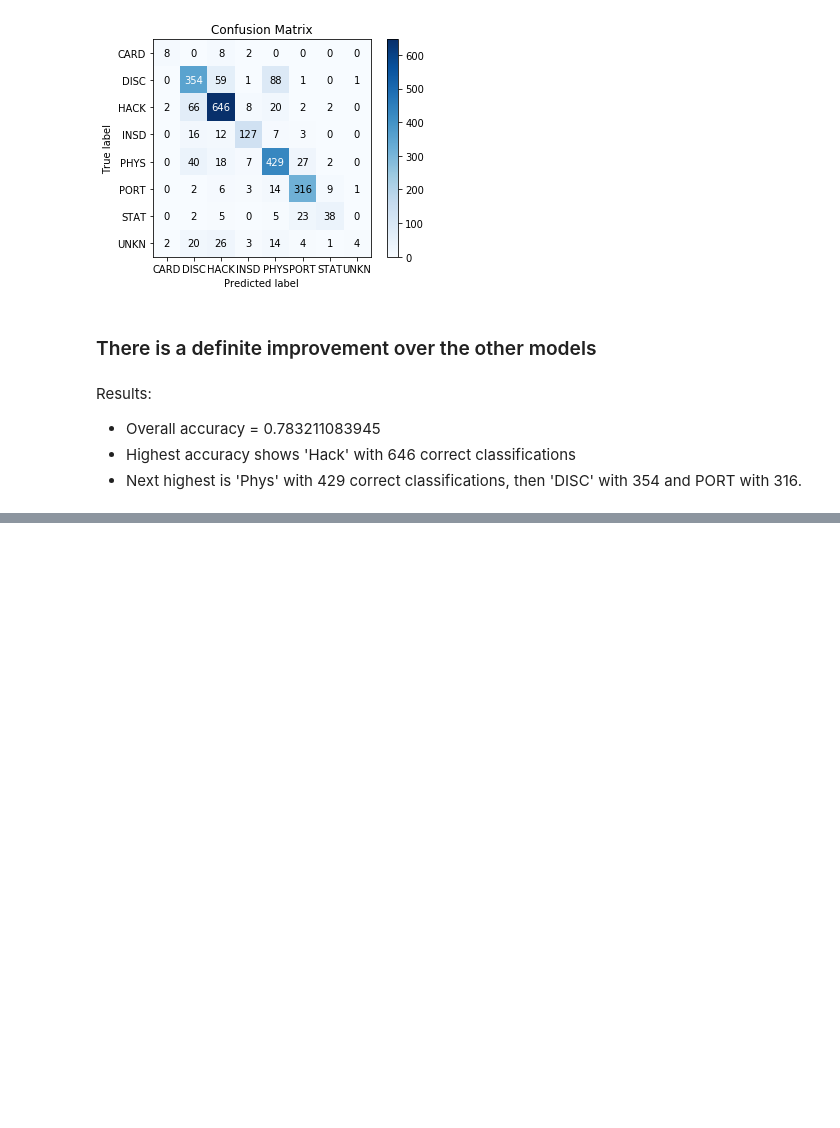
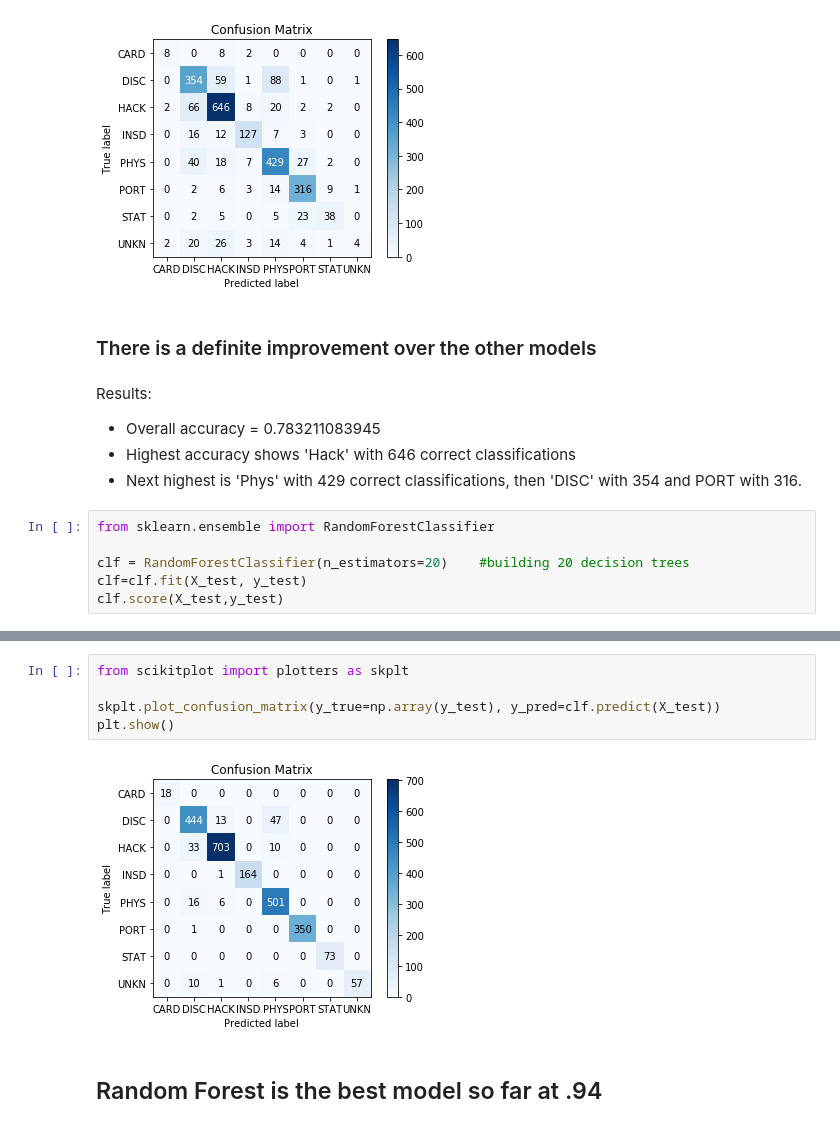
Before and after one commit to dmrod01/Capstone, a Jupyter notebook: Data Analytics Model Building Descriptive Analytics - Supervised Text .ipynb, the cells around one changed output, grey strips where cells are left out. Saved outputs shown, nothing was run; the diff lists cells and outputs as text; blank space fills up the shorter version.

```diff
--- a/Data Analytics Model Building Descriptive Analytics - Supervised Text .ipynb
+++ b/Data Analytics Model Building Descriptive Analytics - Supervised Text .ipynb
@@ -721,3 +735,9 @@ Results:
 - Overall accuracy = 0.783211083945
 - Highest accuracy shows 'Hack' with 646 correct classifications
 - Next highest is 'Phys' with 429 correct classifications, then 'DISC' with 354 and PORT with 316.
+# %%
+from sklearn.ensemble import RandomForestClassifier
+
+clf = RandomForestClassifier(n_estimators=20)    #building 20 decision trees
+clf=clf.fit(X_test, y_test)
+clf.score(X_test,y_test)
@@ -723,0 +769,9 @@ Results:
+# %%
+from scikitplot import plotters as skplt
+
+skplt.plot_confusion_matrix(y_true=np.array(y_test), y_pred=clf.predict(X_test))
+plt.show()
+# %% [output]
+[figure, added]
+# %% [markdown]
+## Random Forest is the best model so far at .94
```
Also changed, not shown: parts of 4 cells of this notebook.
